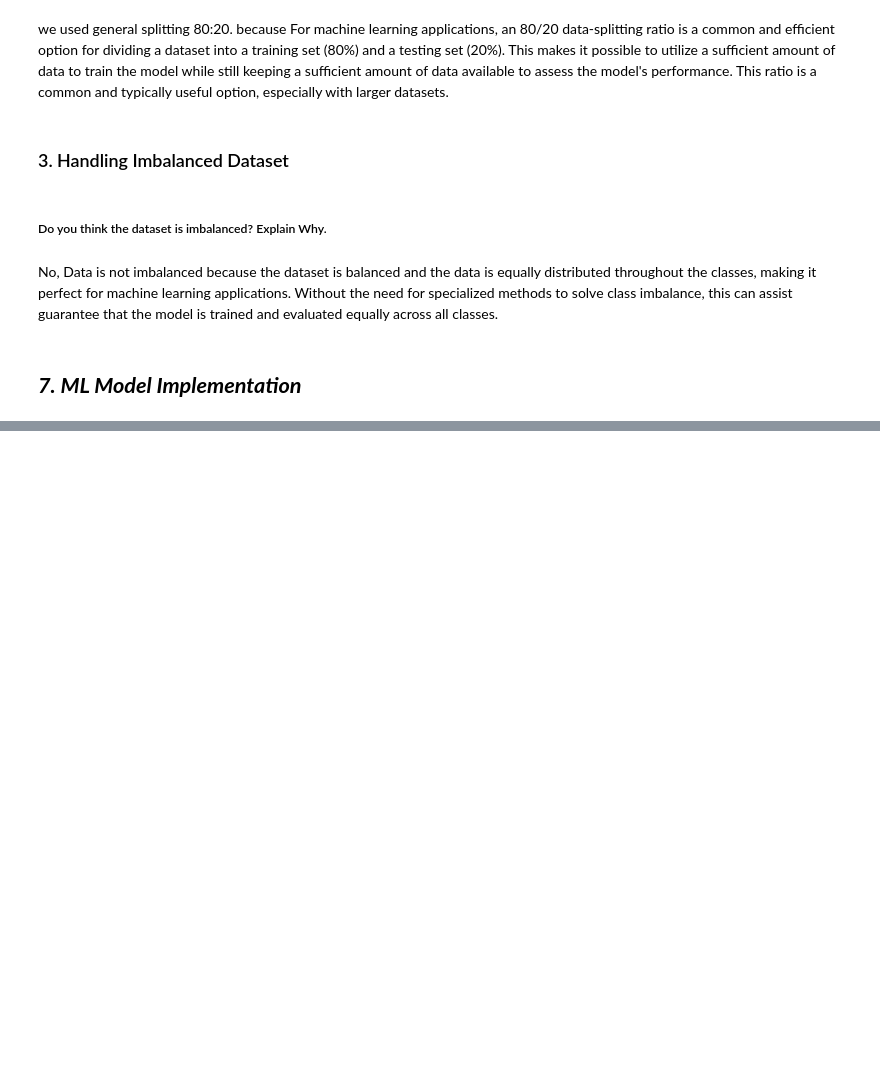
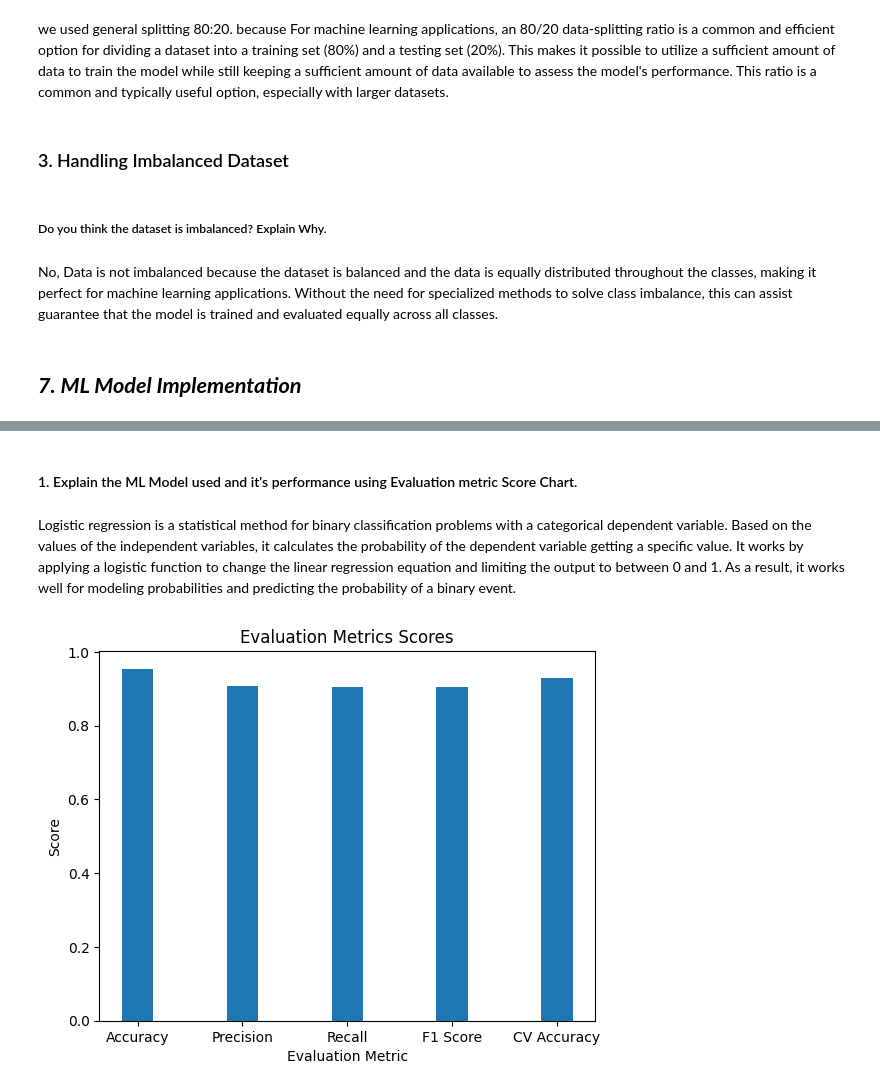
Before and after one commit to waghpallavi/Mobile-Price-Range-Prediction, a Jupyter notebook: Mobile_Price_Range_Prediction.ipynb, the cells around one changed output, grey strips where cells are left out. Saved outputs shown, nothing was run; the diff lists cells and outputs as text; code cells hidden in the pictures; blank space fills up the shorter version.

Commit message:
ML Models and Explanation

```diff
--- a/Mobile_Price_Range_Prediction.ipynb
+++ b/Mobile_Price_Range_Prediction.ipynb
@@ -717,0 +824,28 @@ No, Data is not imbalanced because the dataset is balanced and the data is equal
+# %% [markdown]
+#### 1. Explain the ML Model used and it's performance using Evaluation metric Score Chart.
+# %% [markdown]
+Logistic regression is a statistical method for binary classification problems with a categorical dependent variable. Based on the values of the independent variables, it calculates the probability of the dependent variable getting a specific value. It works by applying a logistic function to change the linear regression equation and limiting the output to between 0 and 1. As a result, it works well for modeling probabilities and predicting the probability of a binary event.
+# %%
+# Visualizing evaluation Metric Score chart
+# Define the evaluation metrics and their corresponding values
+evaluation_metrics = ['Accuracy', 'Precision', 'Recall', 'F1 Score', 'CV Accuracy']
+accuracy_scores = [0.9542151162790697, 0.9086746490120178, 0.9043478260869565, 0.9053604760305527, np.mean([0.93464052, 0.92810458, 0.92358079])]
+
+# Set width of bars
+bar_width = 0.3
+
+# Set positions for the bars
+bar_positions = np.arange(len(evaluation_metrics))
+
+# Create bar chart for evaluation metrics
+plt.bar(bar_positions, accuracy_scores, width=bar_width)
+
+# Set x-axis labels and title
+plt.xticks(bar_positions, evaluation_metrics)
+plt.xlabel('Evaluation Metric')
+plt.ylabel('Score')
+plt.title('Evaluation Metrics Scores')
+
+plt.show()
+# %% [output]
+[figure, added]
```
Also changed, not shown: parts of 42 cells of this notebook.
